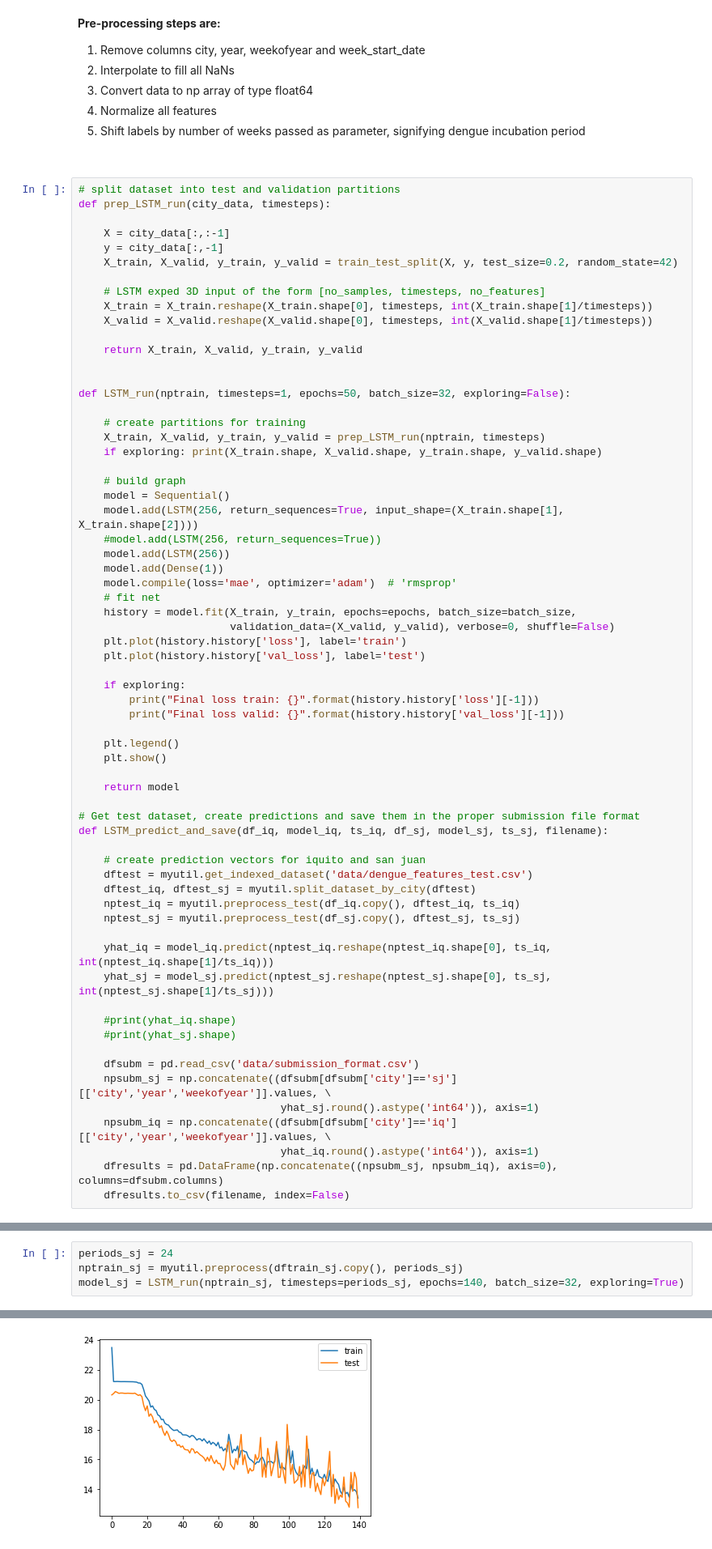
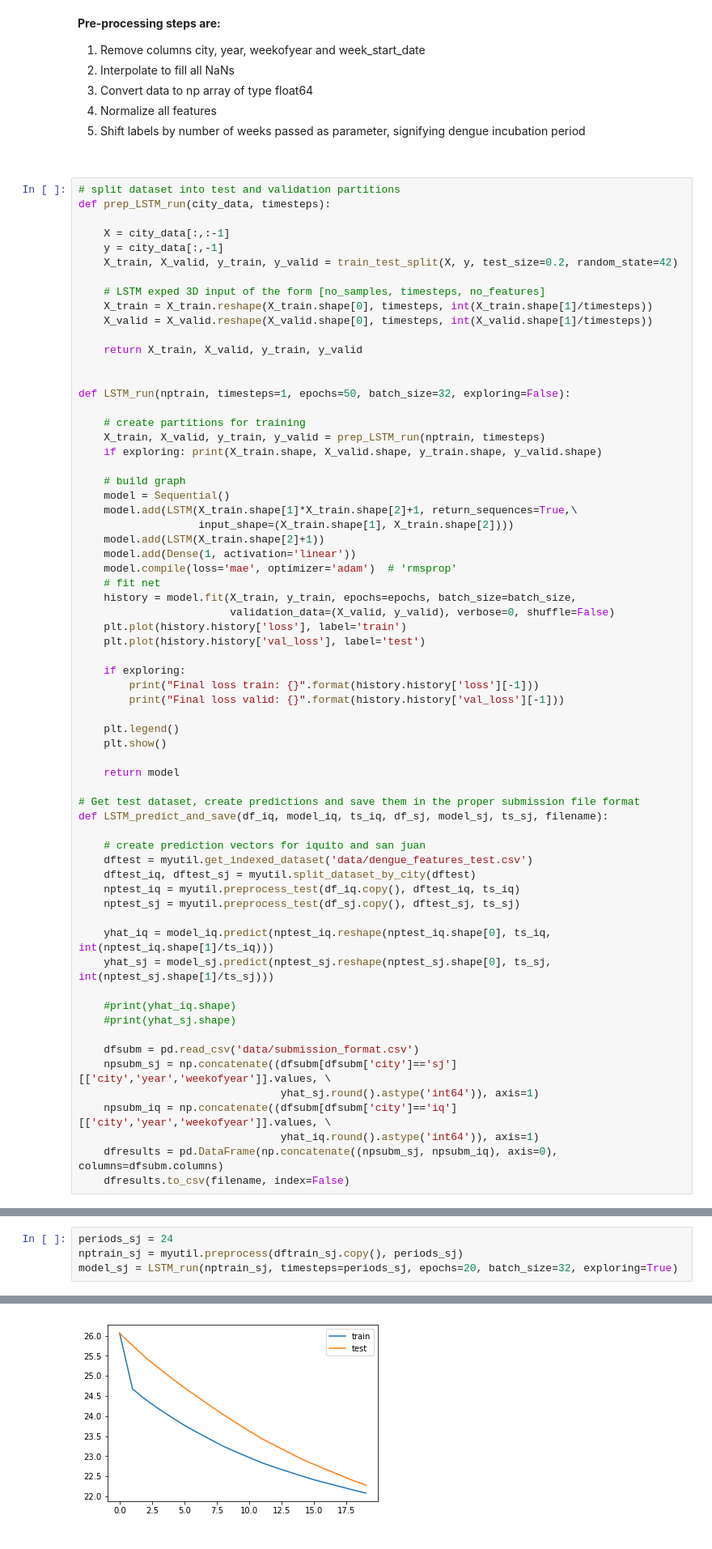
Before and after one commit to Chirag7077/IU_MSDS, a Jupyter notebook: DSDHT/dengueai/code/dengueai_lstm.ipynb, the cells around one changed output, grey strips where cells are left out. Shown at 81% size. Cells and saved outputs as stored; diff of their text form.

```diff
--- a/DSDHT/dengueai/code/dengueai_lstm.ipynb
+++ b/DSDHT/dengueai/code/dengueai_lstm.ipynb
@@ -127,10 +125,10 @@ def LSTM_run(nptrain, timesteps=1, epochs=50, batch_size=32, exploring=False):
 
     # build graph
     model = Sequential()
-    model.add(LSTM(256, return_sequences=True, input_shape=(X_train.shape[1], X_train.shape[2])))
-    #model.add(LSTM(256, return_sequences=True))
-    model.add(LSTM(256))
-    model.add(Dense(1))
+    model.add(LSTM(X_train.shape[1]*X_train.shape[2]+1, return_sequences=True,\
+                   input_shape=(X_train.shape[1], X_train.shape[2])))
+    model.add(LSTM(X_train.shape[2]+1))
+    model.add(Dense(1, activation='linear'))
     model.compile(loss='mae', optimizer='adam')  # 'rmsprop'
     # fit net
     history = model.fit(X_train, y_train, epochs=epochs, batch_size=batch_size,
@@ -181,6 +179,6 @@ Final loss valid: 5.157693284623166
 # %%
 periods_sj = 24
 nptrain_sj = myutil.preprocess(dftrain_sj.copy(), periods_sj)
-model_sj = LSTM_run(nptrain_sj, timesteps=periods_sj, epochs=140, batch_size=32, exploring=True)
+model_sj = LSTM_run(nptrain_sj, timesteps=periods_sj, epochs=20, batch_size=32, exploring=True)
 # %% [output]
 (562, 24, 20) (141, 24, 20) (562,) (141,)
@@ -189,4 +187,4 @@ Final loss valid: 12.767049410664443
-[figure, old version]
+[figure, new version]
 # %% [markdown]
 ## Get test dataset and create predictions
 # %%
```
Also changed, not shown: parts of 6 cells of this notebook.
